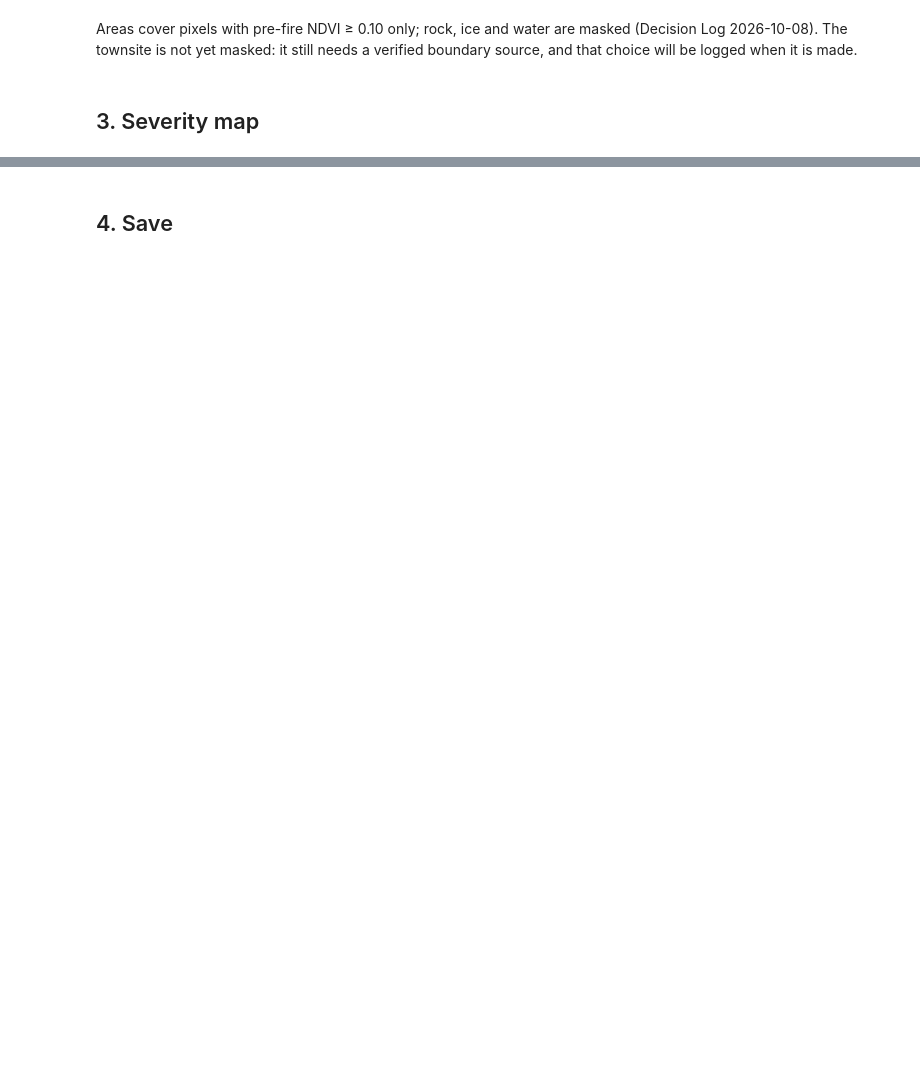
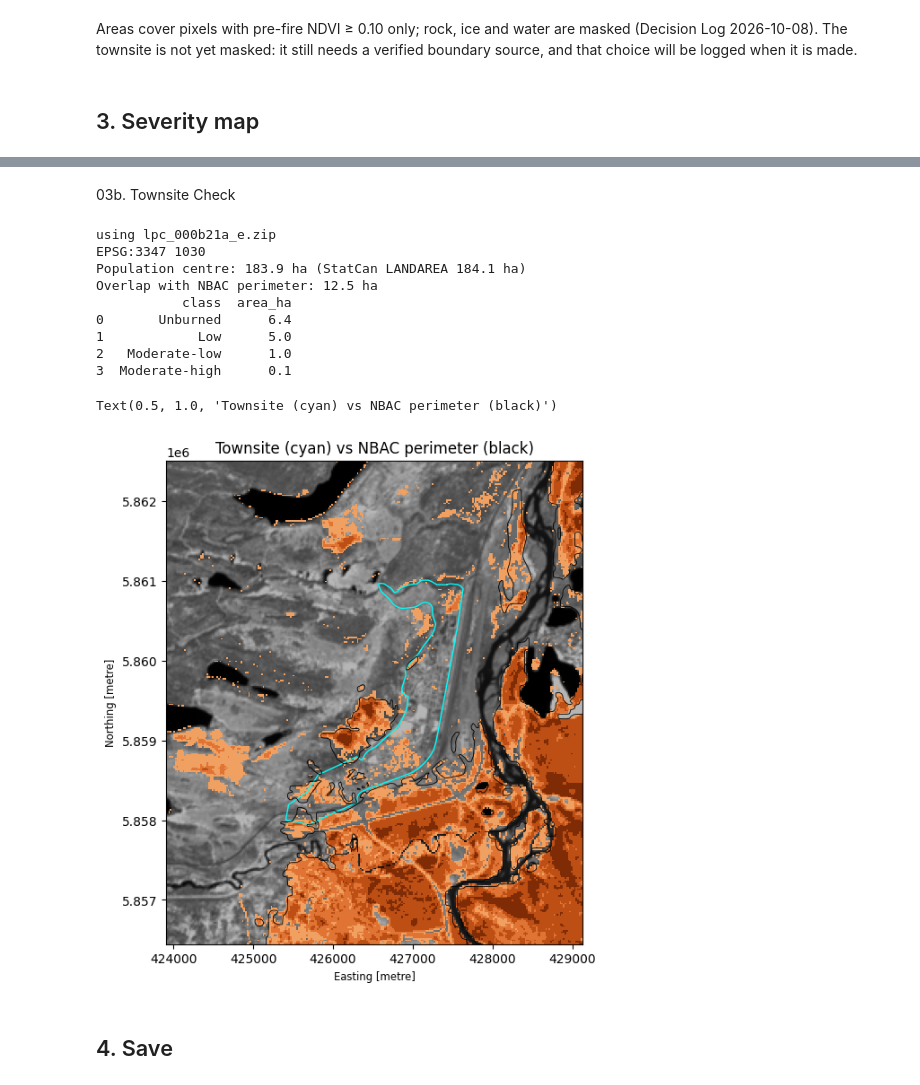
Before and after one commit to MegaDeadCowboy/jasper-burn-severity, a Jupyter notebook: notebooks/02_indices.ipynb, the cells around one changed output, grey strips where cells are left out. Drawn from its saved outputs; the diff is of its cells as text; code cells hidden in the pictures; blank space fills up the shorter version.

```diff
--- a/notebooks/02_indices.ipynb
+++ b/notebooks/02_indices.ipynb
@@ -93,3 +120,47 @@ plt.savefig(FIG / "severity_map.png", bbox_inches="tight")
+# %% [markdown]
+03b. Townsite Check
+# %%
+# Townsite boundary: StatCan 2021 population centre "Jasper" (PCUID 1174), uploaded boundary zip
+# Townsite boundary: StatCan 2021 population centre "Jasper" (PCUID 1174), uploaded boundary zip
+TOWN_F = DATA / "townsite_pc2021.gpkg"
+if not TOWN_F.exists():
+    !git -C /content/jasper-burn-severity pull -q
+    zips = sorted(DATA.glob("lpc_000*21*_e.zip")) + sorted(Path("data").glob("lpc_000*21*_e.zip"))
+    assert zips, "no lpc_000*21*_e.zip in Drive data/ or repo data/"
+    pc_zip = zips[0]
+    print("using", pc_zip.name)                  # 'a' = digital (full res), 'b' = cartographic (generalized)
+    pc = gpd.read_file(f"zip://{pc_zip}")
+    print(pc.crs, len(pc))
+    pc[(pc.PCNAME == "Jasper") & (pc.PRUID.astype(str) == "48")].to_file(TOWN_F)
+town = gpd.read_file(TOWN_F).to_crs(UTM)
+assert len(town) == 1, town
+print(f"Population centre: {town.area.sum()/1e4:,.1f} ha (StatCan LANDAREA {float(town.LANDAREA.iloc[0])*100:,.1f} ha)")
+print(f"Overlap with NBAC perimeter: {town.clip(perim).area.sum()/1e4:,.1f} ha")
+
+sev_town = sev.where(veg).rio.clip(town.geometry, drop=False).rio.clip(perim.geometry, drop=False)
+tc = pd.Series(sev_town.values.ravel()).dropna().astype(int).value_counts().sort_index()
+print(pd.DataFrame({"class": [SEVERITY_LABELS[i] for i in tc.index], "area_ha": (tc.values * PIX_HA).round(1)}))
+
+# Diagnostic zoom: does the polygon cover the burned built-up area? (not a final figure)
+x0, y0, x1, y1 = town.buffer(1500).total_bounds
+fig, ax = plt.subplots(figsize=(7, 7))
+ax.imshow(base, cmap="gray", vmin=0, vmax=1.4, extent=ext)
+ax.imshow(burned, cmap=cmap, vmin=-0.5, vmax=3.5, extent=ext, interpolation="nearest")
+town.boundary.plot(ax=ax, color="cyan", lw=1)
+perim.boundary.plot(ax=ax, color="k", lw=0.6)
+ax.set_xlim(x0, x1); ax.set_ylim(y0, y1); ax.set_title("Townsite (cyan) vs NBAC perimeter (black)")
+# %% [output]
+using lpc_000b21a_e.zip
+EPSG:3347 1030
+Population centre: 183.9 ha (StatCan LANDAREA 184.1 ha)
+Overlap with NBAC perimeter: 12.5 ha
+           class  area_ha
+0       Unburned      6.4
+1            Low      5.0
+2   Moderate-low      1.0
+3  Moderate-high      0.1
+Text(0.5, 1.0, 'Townsite (cyan) vs NBAC perimeter (black)')
+[figure, added]
 # %% [markdown]
 ## 4. Save
 # %%
```
Also changed, not shown: parts of 6 cells of this notebook.
